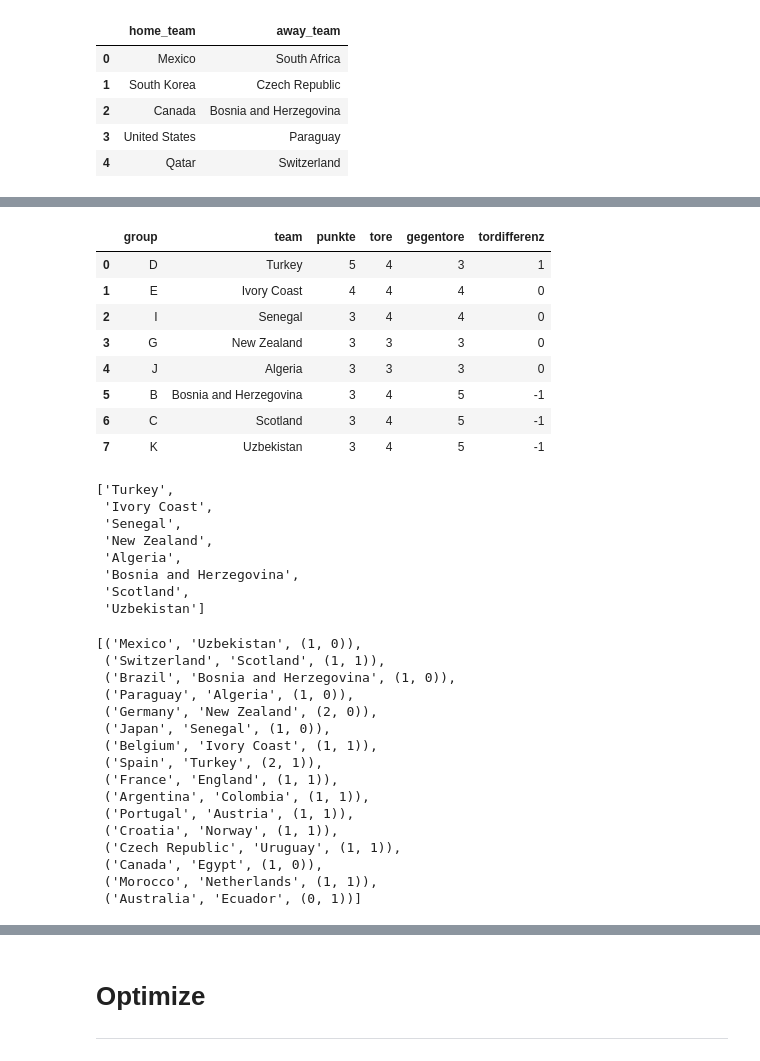
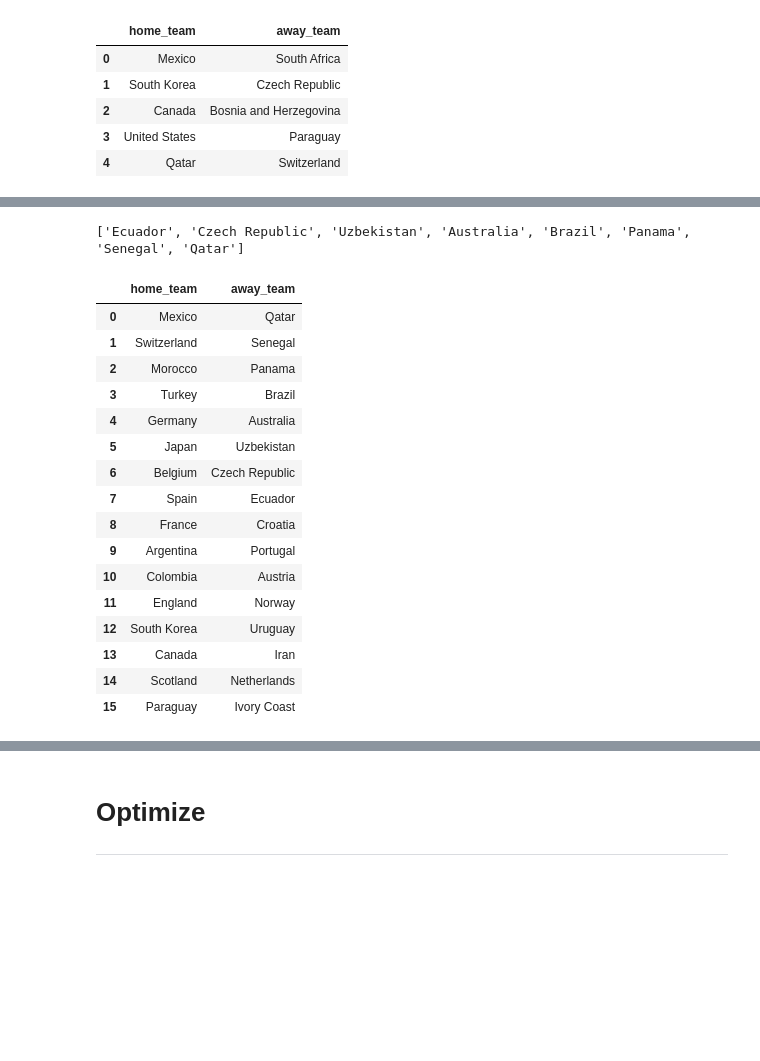
Before and after one commit to bernhard-pfann/soccer-predictions, a Jupyter notebook: main.ipynb, the cells around one changed output, grey strips where cells are left out. Saved outputs shown, nothing was run; the diff lists cells and outputs as text; code cells hidden in the pictures; blank space fills up the shorter version.

```diff
--- a/main.ipynb
+++ b/main.ipynb
@@ -326,13 +367,0 @@ def get_best_third_places(group_tables: dict[str, pd.DataFrame]) -> pd.DataFrame
-# %%
-third_places = get_best_third_places(group_tables)
-third_places.head(8)
-# %% [output]
-|  | group | team | punkte | tore | gegentore | tordifferenz |
-| 0 | D | Turkey | 5 | 4 | 3 | 1 |
-| 1 | E | Ivory Coast | 4 | 4 | 4 | 0 |
-| 2 | I | Senegal | 3 | 4 | 4 | 0 |
-| 3 | G | New Zealand | 3 | 3 | 3 | 0 |
-| 4 | J | Algeria | 3 | 3 | 3 | 0 |
-| 5 | B | Bosnia and Herzegovina | 3 | 4 | 5 | -1 |
-| 6 | C | Scotland | 3 | 4 | 5 | -1 |
-| 7 | K | Uzbekistan | 3 | 4 | 5 | -1 |
@@ -353,11 +367,0 @@ def get_qualifiers(group_tables: dict[str, pd.DataFrame]) -> tuple[dict[str, str
-# %%
-qualified, best_thirds = get_qualifiers(group_tables)
-# %% [output]
-['Turkey',
- 'Ivory Coast',
- 'Senegal',
- 'New Zealand',
- 'Algeria',
- 'Bosnia and Herzegovina',
- 'Scotland',
- 'Uzbekistan']
@@ -396,19 +368,22 @@ for home, away in round_of_32:
-# %%
-score_list
-# %% [output]
-[('Mexico', 'Uzbekistan', (1, 0)),
- ('Switzerland', 'Scotland', (1, 1)),
- ('Brazil', 'Bosnia and Herzegovina', (1, 0)),
- ('Paraguay', 'Algeria', (1, 0)),
- ('Germany', 'New Zealand', (2, 0)),
- ('Japan', 'Senegal', (1, 0)),
- ('Belgium', 'Ivory Coast', (1, 1)),
- ('Spain', 'Turkey', (2, 1)),
- ('France', 'England', (1, 1)),
- ('Argentina', 'Colombia', (1, 1)),
- ('Portugal', 'Austria', (1, 1)),
- ('Croatia', 'Norway', (1, 1)),
- ('Czech Republic', 'Uruguay', (1, 1)),
- ('Canada', 'Egypt', (1, 0)),
- ('Morocco', 'Netherlands', (1, 1)),
- ('Australia', 'Ecuador', (0, 1))]
+# %%
+gameplan_32 = build_round_of_32(group_tables)
+gameplan_32
+# %% [output]
+['Ecuador', 'Czech Republic', 'Uzbekistan', 'Australia', 'Brazil', 'Panama', 'Senegal', 'Qatar']
+|  | home_team | away_team |
+| 0 | Mexico | Qatar |
+| 1 | Switzerland | Senegal |
+| 2 | Morocco | Panama |
+| 3 | Turkey | Brazil |
+| 4 | Germany | Australia |
+| 5 | Japan | Uzbekistan |
+| 6 | Belgium | Czech Republic |
+| 7 | Spain | Ecuador |
+| 8 | France | Croatia |
+| 9 | Argentina | Portugal |
+| 10 | Colombia | Austria |
+| 11 | England | Norway |
+| 12 | South Korea | Uruguay |
+| 13 | Canada | Iran |
+| 14 | Scotland | Netherlands |
+| 15 | Paraguay | Ivory Coast |
```
Also changed, not shown: parts of 15 cells of this notebook, 3 other files.
